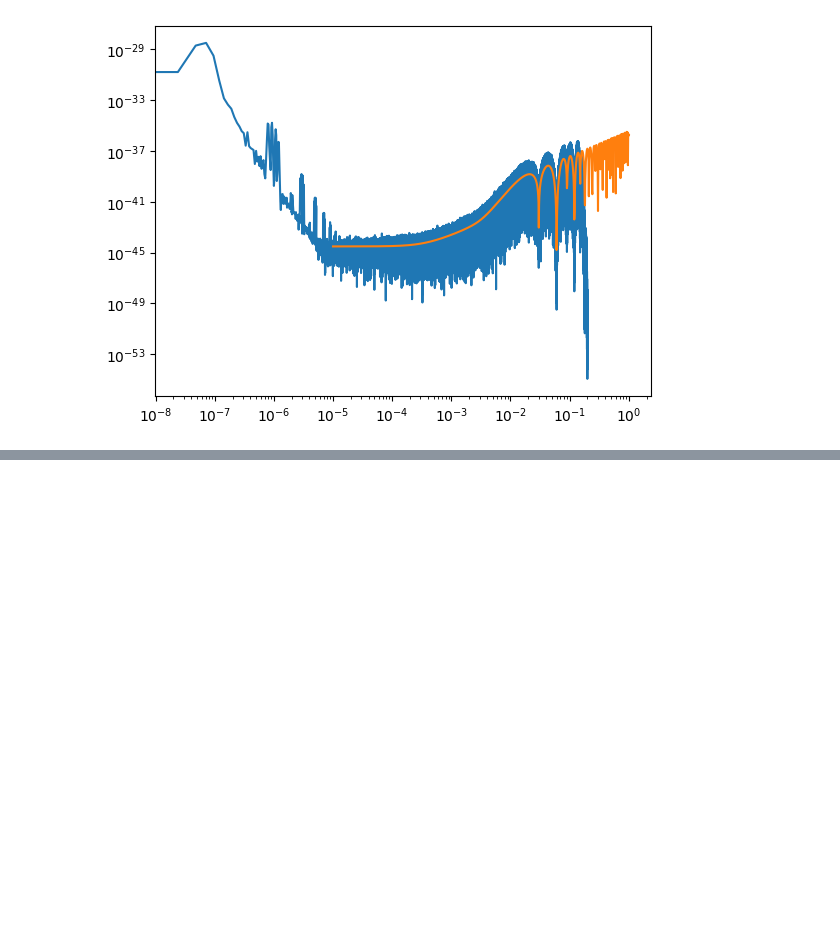
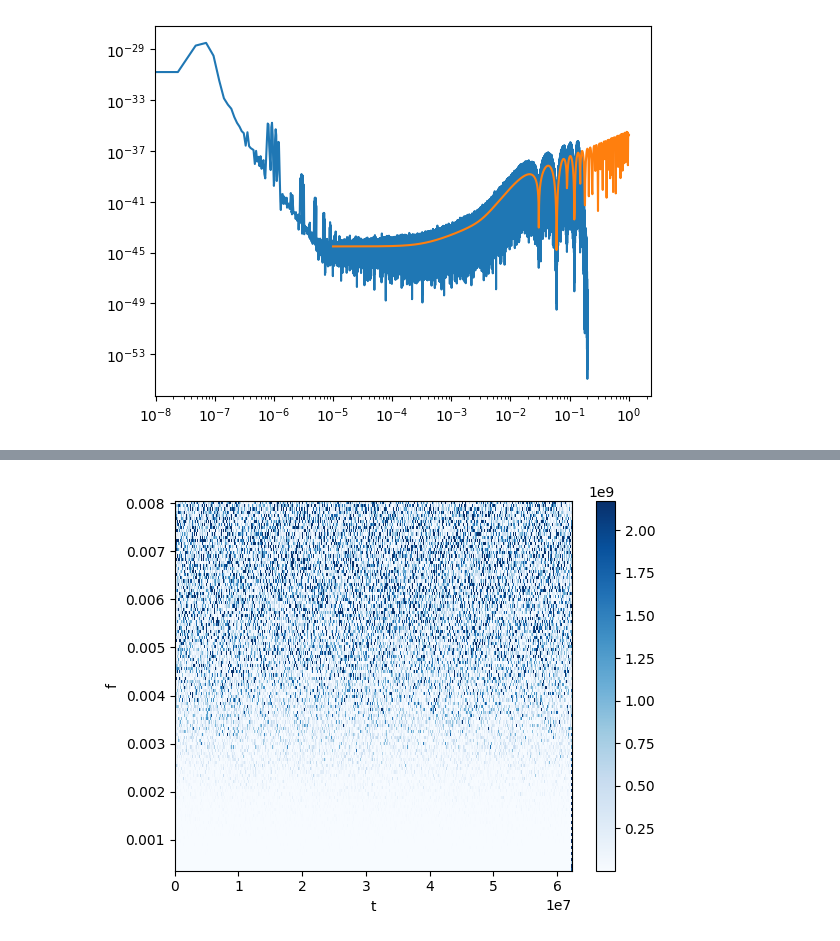
Before and after one commit to nsgs-analysis-center/glass, a Jupyter notebook: mojito_noise_comparison.ipynb, the cells around one changed output, grey strips where cells are left out. Saved outputs shown, nothing was run; the diff lists cells and outputs as text; code cells hidden in the pictures; blank space fills up the shorter version.

```diff
--- a/mojito_noise_comparison.ipynb
+++ b/mojito_noise_comparison.ipynb
@@ -139,0 +218,10 @@ plt.loglog(fnoise, Cxx / laser_freq**2)
+# %%
+wavelet_specgram(scaleogram_data[:,0],
+                 scaleogram_data[:,1],
+                 scaleogram_data[:,2] / full_noise[:,2],
+                 Nt=Nt,
+                 lognorm=False,
+                cmap = 'Blues',
+                clip = 5)
+# %% [output]
+[figure, added]
```
Also changed, not shown: parts of 12 cells of this notebook, 2 other files.
